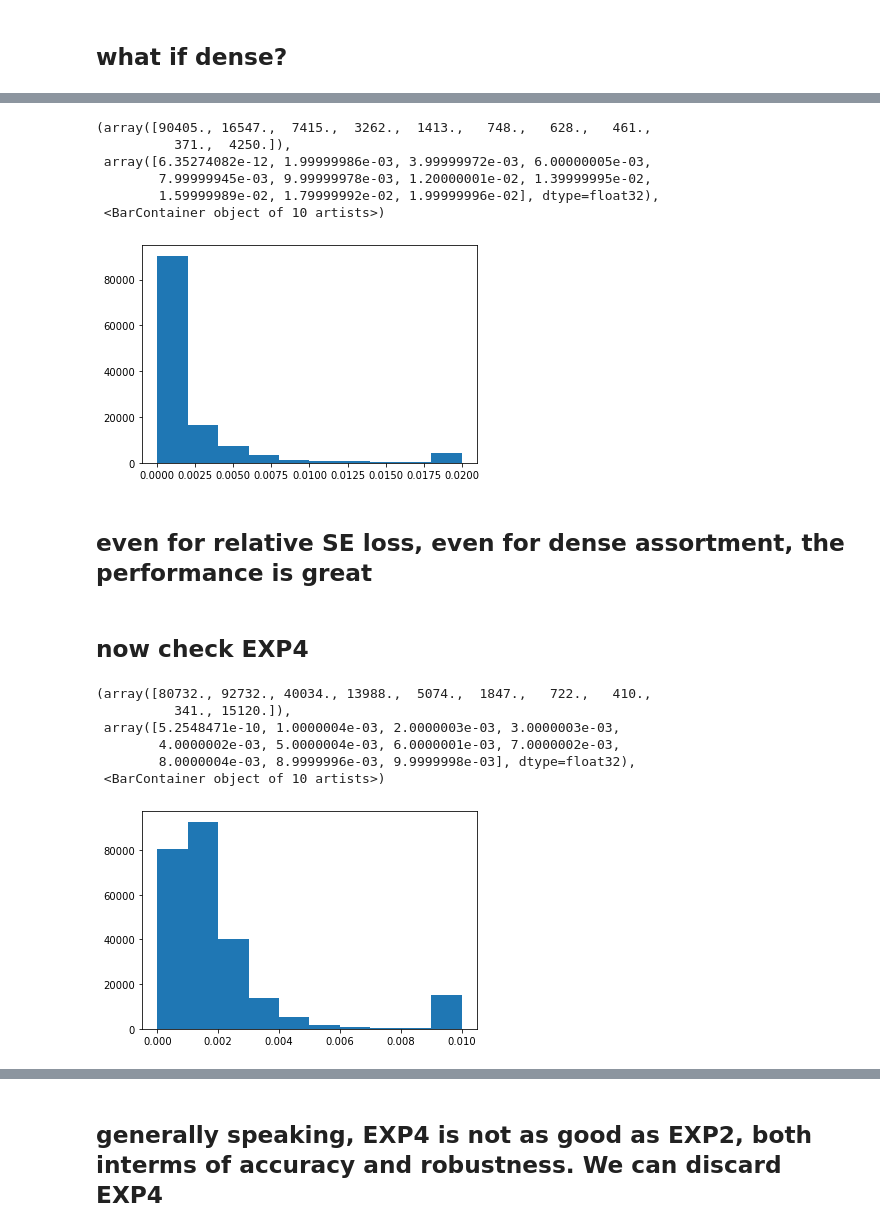
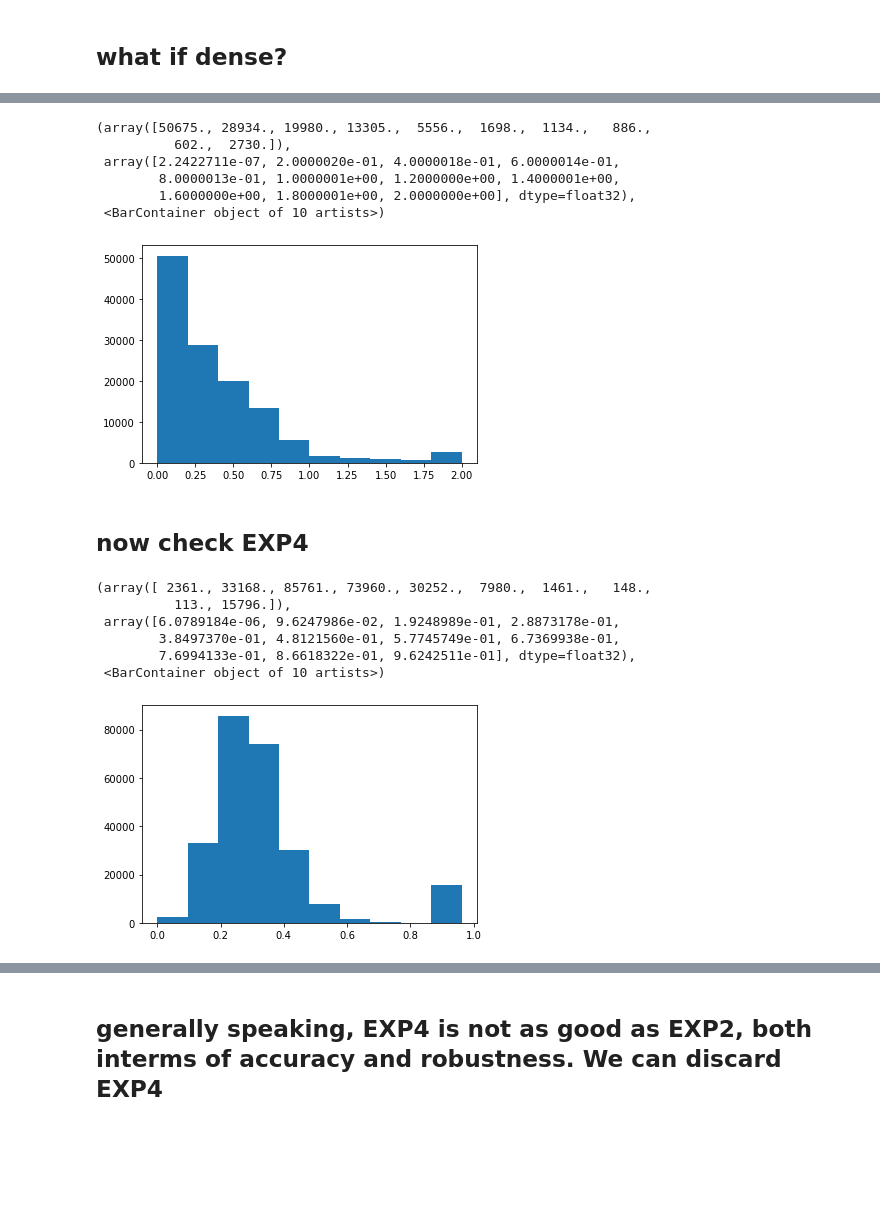
Before and after one commit to TurquoiseKitty/AssortmentNN, a Jupyter notebook: EXP5.ipynb, the cells around one changed output, grey strips where cells are left out. Cells and saved outputs as stored; diff of their text form; code cells hidden in the pictures; blank space fills up the shorter version.

```diff
--- a/EXP5.ipynb
+++ b/EXP5.ipynb
@@ -102,21 +102,19 @@ OUTPUT = torch.Tensor(OUTPUT)
 
 MODEL_OUT = model(INPUT)
 
-RELATIVE_LOSS = nn.functional.mse_loss(OUTPUT, MODEL_OUT, size_average=False, reduce = False, reduction = None) / torch.clamp(OUTPUT, min = 1e-3)
+RELATIVE_LOSS = nn.functional.l1_loss(OUTPUT, MODEL_OUT, size_average=False, reduce = False, reduction = None) / torch.clamp(OUTPUT, min = 1/Vec_Len)
 
-losses = torch.clamp(torch.reshape(RELATIVE_LOSS,(-1,)), max = 0.02).detach().numpy()
+losses = torch.clamp(torch.reshape(RELATIVE_LOSS,(-1,)), max=2).detach().numpy()
 
 plt.hist(losses)
 # %% [output]
-(array([90405., 16547.,  7415.,  3262.,  1413.,   748.,   628.,   461.,
-          371.,  4250.]),
- array([6.35274082e-12, 1.99999986e-03, 3.99999972e-03, 6.00000005e-03,
-        7.99999945e-03, 9.99999978e-03, 1.20000001e-02, 1.39999995e-02,
-        1.59999989e-02, 1.79999992e-02, 1.99999996e-02], dtype=float32),
+(array([50675., 28934., 19980., 13305.,  5556.,  1698.,  1134.,   886.,
+          602.,  2730.]),
+ array([2.2422711e-07, 2.0000020e-01, 4.0000018e-01, 6.0000014e-01,
+        8.0000013e-01, 1.0000001e+00, 1.2000000e+00, 1.4000001e+00,
+        1.6000000e+00, 1.8000001e+00, 2.0000000e+00], dtype=float32),
  <BarContainer object of 10 artists>)
-[figure, old version]
+[figure, new version]
-# %% [markdown]
-## even for relative SE loss, even for dense assortment, the performance is great
 # %% [markdown]
 ## now check EXP4
 # %%
@@ -135,41 +133,41 @@ import matplotlib.pyplot as plt
 
 N_prod = 250        # number of products
 Vec_Len = N_prod + 1
 Neck_Len = 30       # bottle neck width
 SAMPLE_AMOUNT = 1000
 
 
 transP = np.load("EXP4_dump/markov_matrix.npy")
 lams = np.load("EXP4_dump/arriving_lambda.npy")
 
 model = torch.load("EXP4_dump/MarkovStructure_model.pth")
 
 # generate synthetic data
 INPUT = np.zeros((SAMPLE_AMOUNT,Vec_Len))
 OUTPUT = np.zeros((SAMPLE_AMOUNT,Vec_Len))
 for i in range(SAMPLE_AMOUNT):
     assort = AG.GenAssortment_Sparse(N_prod)
     INPUT[i] = AG.Product_0(assort)
     OUTPUT[i] = MG.Absorbing_Calculator(lams, transP, assort)
 
 INPUT=torch.Tensor(INPUT)
 OUTPUT = torch.Tensor(OUTPUT)
 
 MODEL_OUT = model(INPUT)
 
-RELATIVE_LOSS = nn.functional.mse_loss(OUTPUT, MODEL_OUT, size_average=False, reduce = False, reduction = None) / torch.clamp(OUTPUT, min = 1e-3)
+RELATIVE_LOSS = nn.functional.l1_loss(OUTPUT, MODEL_OUT, size_average=False, reduce = False, reduction = None) / torch.clamp(OUTPUT, min = 1/Vec_Len)
 
-losses = torch.clamp(torch.reshape(RELATIVE_LOSS,(-1,)), max=0.01).detach().numpy()
+losses = torch.clamp(torch.reshape(RELATIVE_LOSS,(-1,)), max=2).detach().numpy()
 
 plt.hist(losses)
 # %% [output]
-(array([80732., 92732., 40034., 13988.,  5074.,  1847.,   722.,   410.,
-          341., 15120.]),
- array([5.2548471e-10, 1.0000004e-03, 2.0000003e-03, 3.0000003e-03,
-        4.0000002e-03, 5.0000004e-03, 6.0000001e-03, 7.0000002e-03,
-        8.0000004e-03, 8.9999996e-03, 9.9999998e-03], dtype=float32),
+(array([ 2361., 33168., 85761., 73960., 30252.,  7980.,  1461.,   148.,
+          113., 15796.]),
+ array([6.0789184e-06, 9.6247986e-02, 1.9248989e-01, 2.8873178e-01,
+        3.8497370e-01, 4.8121560e-01, 5.7745749e-01, 6.7369938e-01,
+        7.6994133e-01, 8.6618322e-01, 9.6242511e-01], dtype=float32),
  <BarContainer object of 10 artists>)
-[figure, old version]
+[figure, new version]
 # %%
 # generate synthetic data
 DENSE_AMOUNT = 500
```
Also changed, not shown: parts of 5 cells of this notebook.
